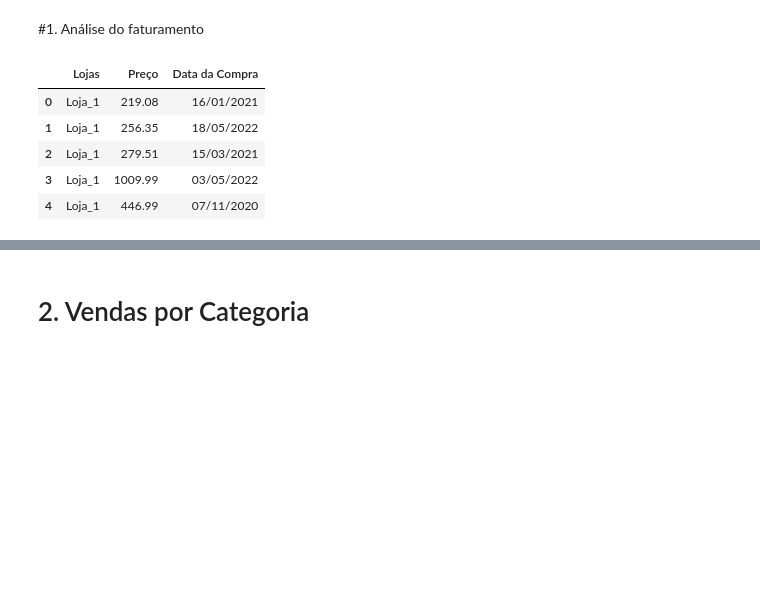
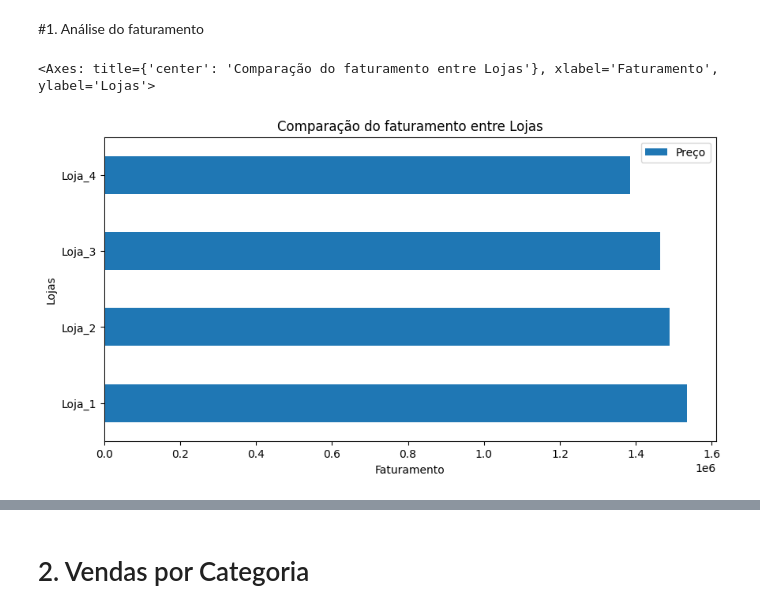
Before and after one commit to fggrava/Challenge_ONE_Data_Science_Alura_Store, a Jupyter notebook: AluraStoreBr.ipynb, the cells around one changed output, grey strips where cells are left out. Drawn from its saved outputs; the diff is of its cells as text; code cells hidden in the pictures; blank space fills up the shorter version.

```diff
--- a/AluraStoreBr.ipynb
+++ b/AluraStoreBr.ipynb
@@ -41,11 +41,7 @@ Banco_de_dados_unificado.head()
 #1. Análise do faturamento
 # %%
 Analise_Faturamento = Banco_de_dados_unificado[['Lojas', 'Preço', 'Data da Compra']]
-Analise_Faturamento.head()
+Analise_Faturamento.groupby('Lojas').sum().plot(kind = 'barh', figsize = (10,5), title = 'Comparação do faturamento entre Lojas', xlabel = 'Faturamento')
 # %% [output]
-|  | Lojas | Preço | Data da Compra |
-| 0 | Loja_1 | 219.08 | 16/01/2021 |
-| 1 | Loja_1 | 256.35 | 18/05/2022 |
-| 2 | Loja_1 | 279.51 | 15/03/2021 |
-| 3 | Loja_1 | 1009.99 | 03/05/2022 |
-| 4 | Loja_1 | 446.99 | 07/11/2020 |
+<Axes: title={'center': 'Comparação do faturamento entre Lojas'}, xlabel='Faturamento', ylabel='Lojas'>
+[figure, added]
```
Also changed, not shown: parts of 3 cells of this notebook.
